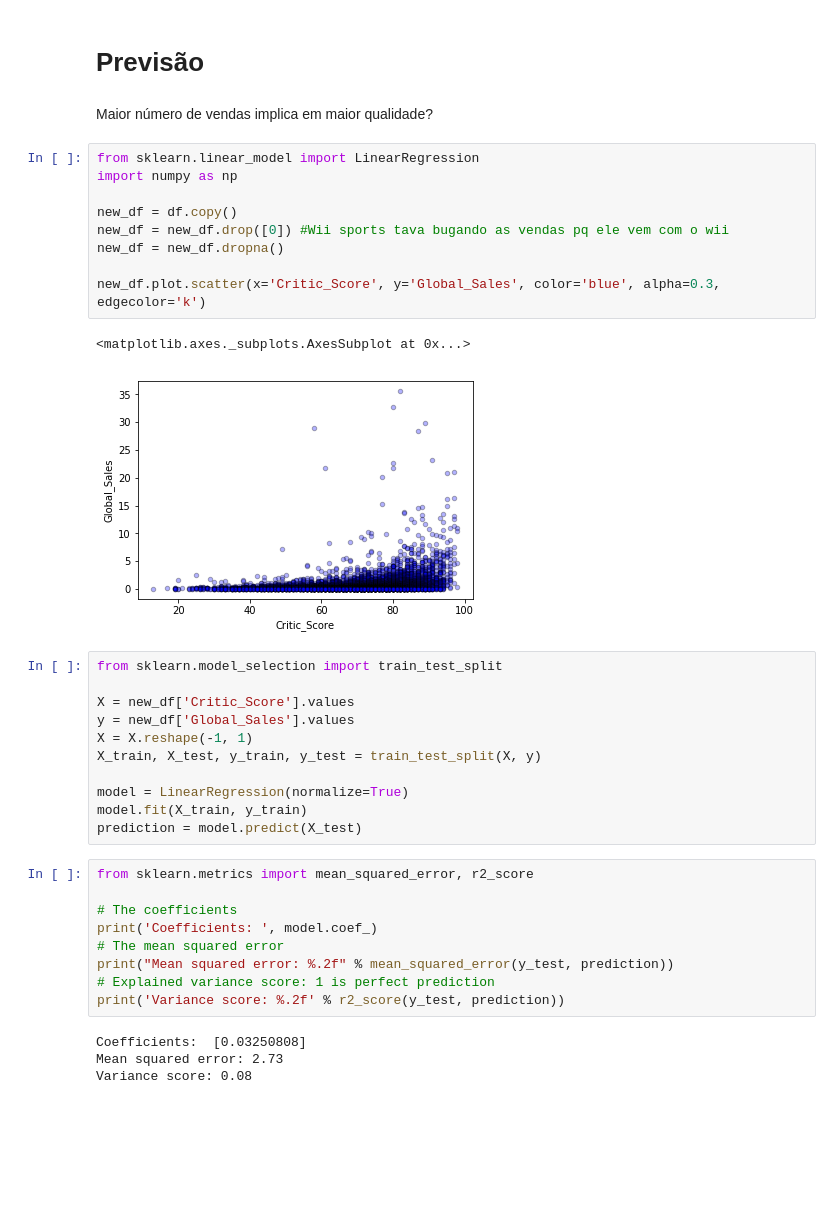
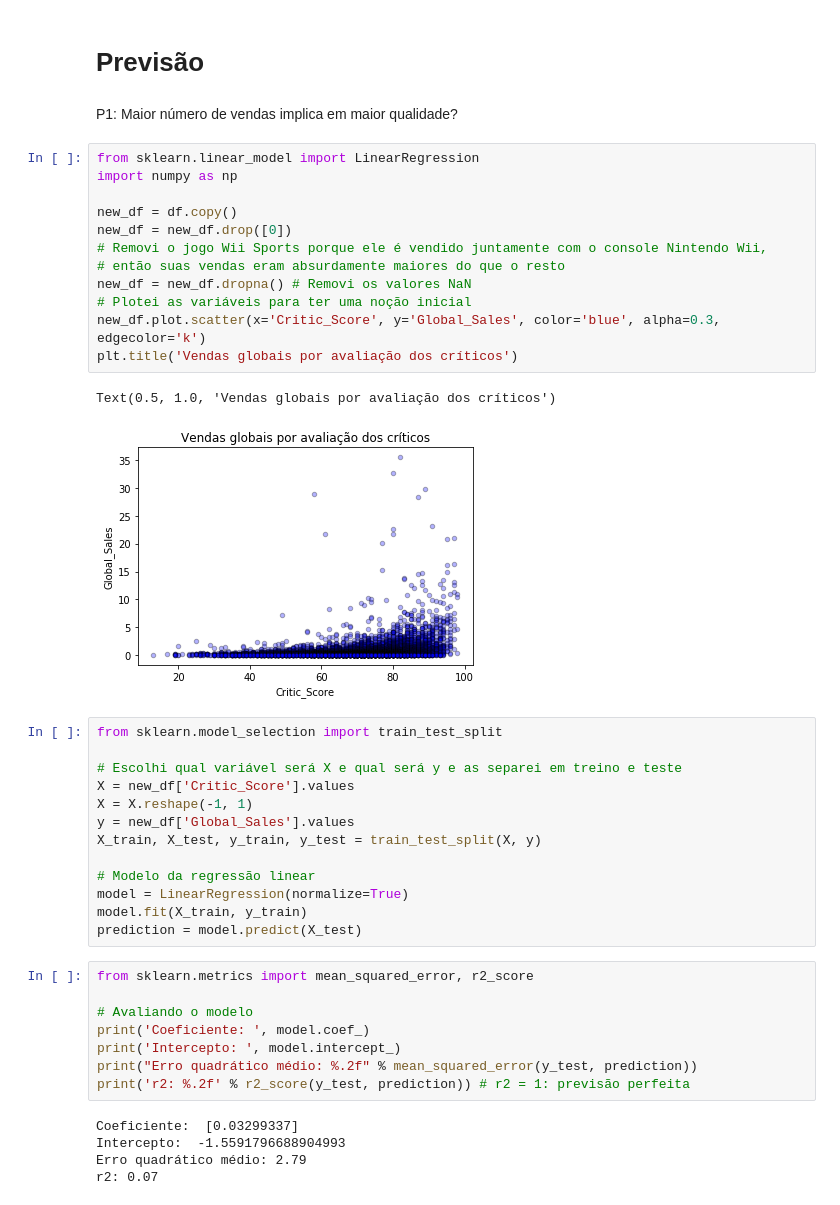
Before and after one commit to helenapato/ProjetoFinal_ICD_201901, a Jupyter notebook: NotebookProjetoFinalVideoGames.ipynb, the cells around one changed output. Drawn from its saved outputs; the diff is of its cells as text; blank space fills up the shorter version.

```diff
--- a/NotebookProjetoFinalVideoGames.ipynb
+++ b/NotebookProjetoFinalVideoGames.ipynb
@@ -101,41 +104,46 @@ plt.plot(df1)
 # %% [markdown]
 # Previsão
 # %% [markdown]
-Maior número de vendas implica em maior qualidade?
+P1: Maior número de vendas implica em maior qualidade?
 # %%
 from sklearn.linear_model import LinearRegression
 import numpy as np
 
 new_df = df.copy()
-new_df = new_df.drop([0]) #Wii sports tava bugando as vendas pq ele vem com o wii
-new_df = new_df.dropna()
-
+new_df = new_df.drop([0])
+# Removi o jogo Wii Sports porque ele é vendido juntamente com o console Nintendo Wii,
+# então suas vendas eram absurdamente maiores do que o resto
+new_df = new_df.dropna() # Removi os valores NaN
+# Plotei as variáveis para ter uma noção inicial
 new_df.plot.scatter(x='Critic_Score', y='Global_Sales', color='blue', alpha=0.3, edgecolor='k')
+plt.title('Vendas globais por avaliação dos críticos')
 # %% [output]
-<matplotlib.axes._subplots.AxesSubplot at 0x...>
+Text(0.5, 1.0, 'Vendas globais por avaliação dos críticos')
-[figure, old version]
+[figure, new version]
 # %%
 from sklearn.model_selection import train_test_split
 
+# Escolhi qual variável será X e qual será y e as separei em treino e teste
 X = new_df['Critic_Score'].values
+X = X.reshape(-1, 1)
 y = new_df['Global_Sales'].values
-X = X.reshape(-1, 1)
 X_train, X_test, y_train, y_test = train_test_split(X, y)
 
+# Modelo da regressão linear
 model = LinearRegression(normalize=True)
 model.fit(X_train, y_train)
 prediction = model.predict(X_test)
 # %%
 from sklearn.metrics import mean_squared_error, r2_score
 
-# The coefficients
-print('Coefficients: ', model.coef_)
-# The mean squared error
-print("Mean squared error: %.2f" % mean_squared_error(y_test, prediction))
-# Explained variance score: 1 is perfect prediction
-print('Variance score: %.2f' % r2_score(y_test, prediction))
+# Avaliando o modelo
+print('Coeficiente: ', model.coef_)
+print('Intercepto: ', model.intercept_)
+print("Erro quadrático médio: %.2f" % mean_squared_error(y_test, prediction))
+print('r2: %.2f' % r2_score(y_test, prediction)) # r2 = 1: previsão perfeita
 # %% [output]
-Coefficients:  [0.03250808]
-Mean squared error: 2.73
-Variance score: 0.08
+Coeficiente:  [0.03299337]
+Intercepto:  -1.5591796688904993
+Erro quadrático médio: 2.79
+r2: 0.07
 # %%
```
Also changed, not shown: parts of 16 cells of this notebook.
